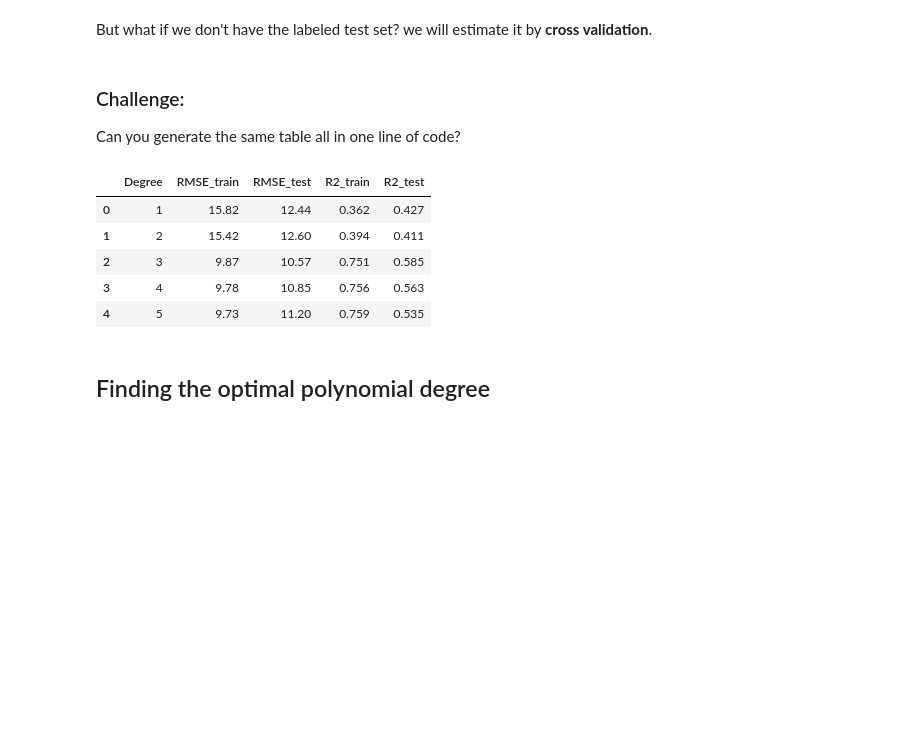
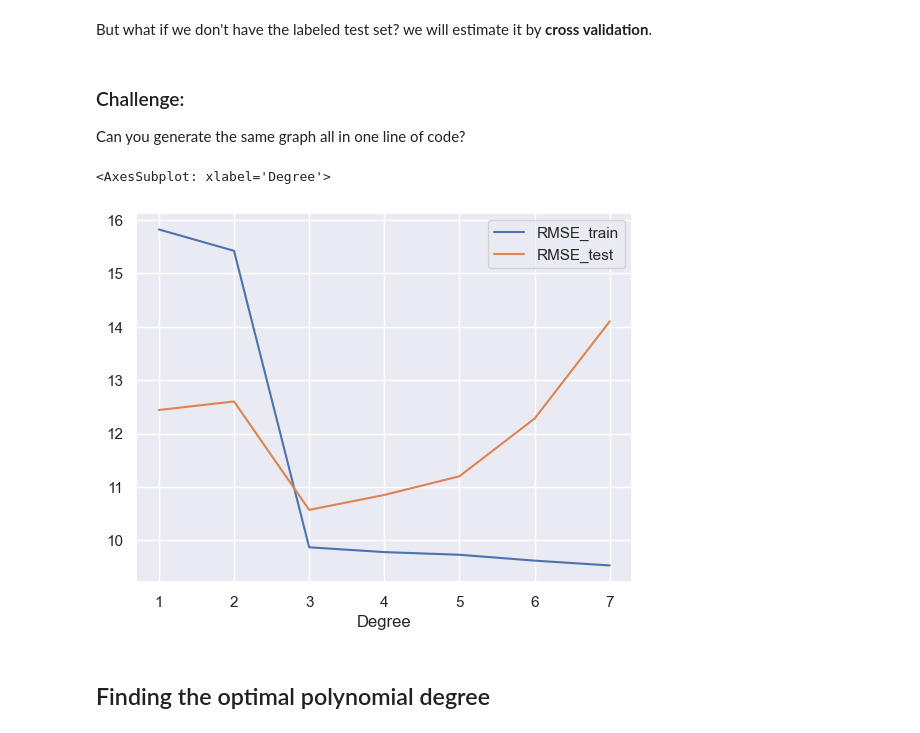
Before and after one commit to PJalgotrader/Machine_Learning-USU, a Jupyter notebook: Lectures and codes/ML spring 2023/Module 5- Linear Regression (ML approach)/polynomial_regression.ipynb, the cells around one changed output. Saved outputs shown, nothing was run; the diff lists cells and outputs as text; code cells hidden in the pictures; blank space fills up the shorter version.

```diff
--- a/Lectures and codes/ML spring 2023/Module 5- Linear Regression (ML approach)/polynomial_regression.ipynb
+++ b/Lectures and codes/ML spring 2023/Module 5- Linear Regression (ML approach)/polynomial_regression.ipynb
@@ -251,11 +251,11 @@ my_polynomial_regression(poly_degree=1, X=x, y=y)
 # %% [output]
 (1, 15.82, 12.44, 0.362, 0.427)
 # %%
-returns= []
+outputs= []
 for i in range(1,8):
-    returns.append(my_polynomial_regression(poly_degree=i, X=x,y=y))
+    outputs.append(my_polynomial_regression(poly_degree=i, X=x,y=y))
 
-output = pd.DataFrame(returns, columns=['Degree', 'RMSE_train', 'RMSE_test', 'R2_train', 'R2_test'])
+output = pd.DataFrame(outputs, columns=['Degree', 'RMSE_train', 'RMSE_test', 'R2_train', 'R2_test'])
 output
 # %% [output]
 |  | Degree | RMSE_train | RMSE_test | R2_train | R2_test |
@@ -289,16 +289,12 @@ by looking at the table and graph above, what is the optimal poly degree?
 But what if we don't have the labeled test set? we will estimate it by **cross validation**.
 # %% [markdown]
 ### Challenge:
-Can you generate the same table all in one line of code?
+Can you generate the same graph all in one line of code?
 # %%
-pd.DataFrame([my_polynomial_regression(i,x,y) for i in range(1,6)], columns=['Degree', 'RMSE_train', 'RMSE_test','R2_train', 'R2_test'])
+pd.DataFrame([my_polynomial_regression(i,x,y) for i in range(1,8)], columns=['Degree', 'RMSE_train', 'RMSE_test','R2_train', 'R2_test']).set_index('Degree').drop(['R2_train','R2_test'], axis=1).plot()
 # %% [output]
-|  | Degree | RMSE_train | RMSE_test | R2_train | R2_test |
-| 0 | 1 | 15.82 | 12.44 | 0.362 | 0.427 |
-| 1 | 2 | 15.42 | 12.60 | 0.394 | 0.411 |
-| 2 | 3 | 9.87 | 10.57 | 0.751 | 0.585 |
-| 3 | 4 | 9.78 | 10.85 | 0.756 | 0.563 |
-| 4 | 5 | 9.73 | 11.20 | 0.759 | 0.535 |
+<AxesSubplot: xlabel='Degree'>
+[figure, added]
 # %% [markdown]
 ##  Finding the optimal polynomial degree
 # %% [markdown]
```
